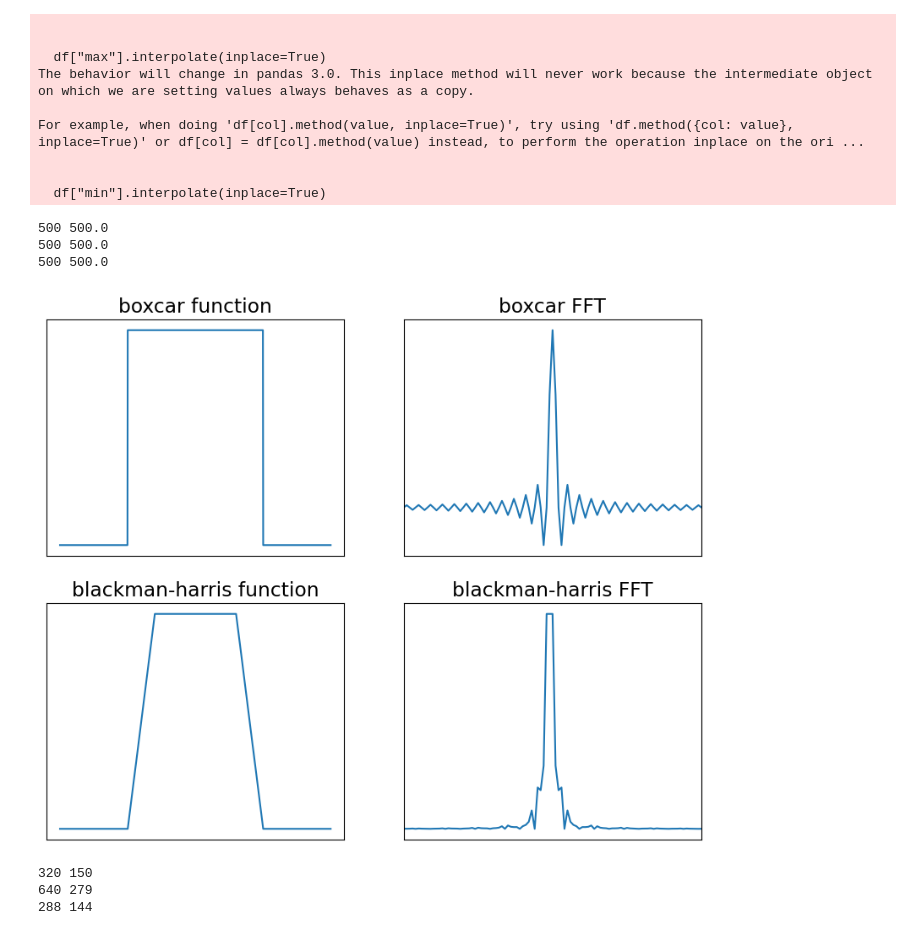
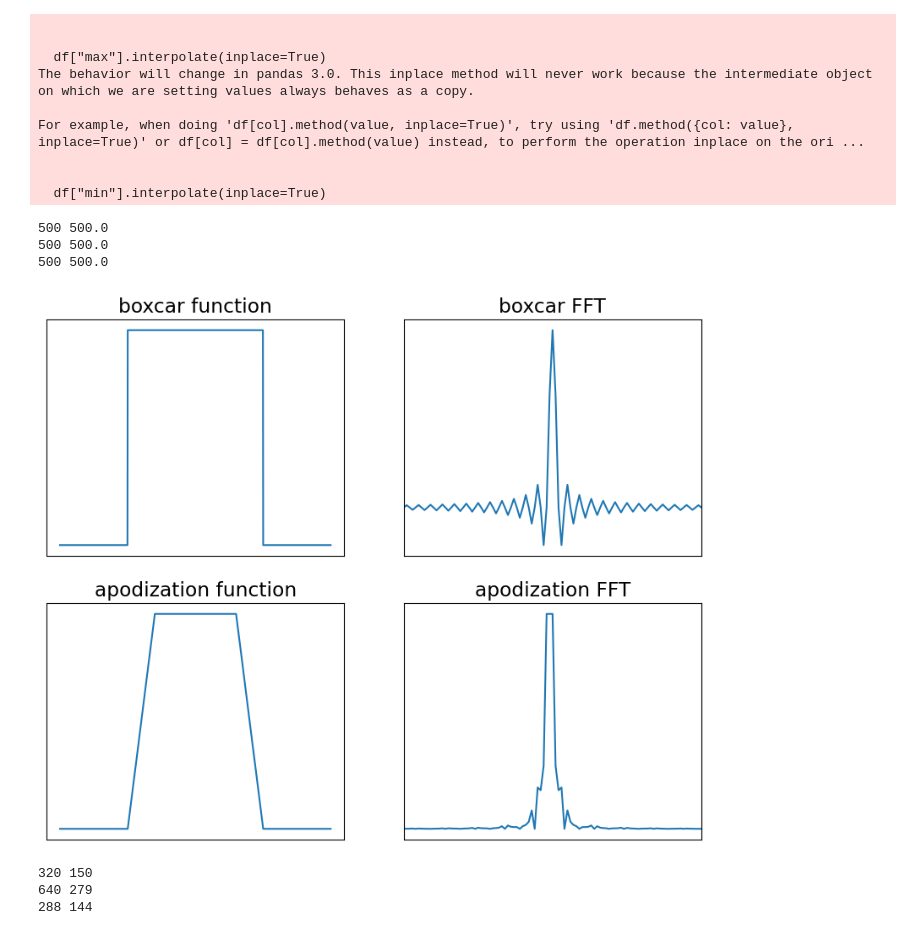
Before and after one commit to Jammi-Dodgers/THz-interferometry, a Jupyter notebook: interferogram_anaylsis_jamie_43_OLD.ipynb, the cells around one changed output. Cells and saved outputs as stored; diff of their text form; code cells hidden in the pictures.

Commit message:
renamed blackmann_harris variable to apod_func

```diff
--- a/interferogram_anaylsis_jamie_43_OLD.ipynb
+++ b/interferogram_anaylsis_jamie_43_OLD.ipynb
@@ -566,40 +564,40 @@ For example, when doing 'df[col].method(value, inplace=True)', try using 'df.met
 # %%
 L = 500
 
 zero_padding = 1000/L
 boxcar = apodization(function= ["box"], L= L, zero_padding= zero_padding)
 boxcar_FFT = np.fft.fftshift(-np.fft.fft(boxcar -1, norm= "forward")) #The center of the function is not at zero so the phase is shifted. I fudged it to make it look right.
 
 
-blackmann_harris = apodization(function= apodization_function, L= L, zero_padding= zero_padding)
+apod_func = apodization(function= apodization_function, L= L, zero_padding= zero_padding)
 
 zero_padding = 1000/L
-blackmann_harris_FFT = apodization(function= apodization_function, L= L, zero_padding= zero_padding)
-blackmann_harris_FFT = np.fft.fftshift(np.fft.fft(blackmann_harris_FFT, norm= "forward")[1:])
-blackmann_harris_FFT_index = np.concatenate([np.arange(0,499), np.arange(500,1000)])
+apod_func_FFT = apodization(function= apodization_function, L= L, zero_padding= zero_padding)
+apod_func_FFT = np.fft.fftshift(np.fft.fft(apod_func_FFT, norm= "forward")[1:])
+apod_func_FFT_index = np.concatenate([np.arange(0,499), np.arange(500,1000)])
 
 plt.rcParams.update({'font.size':14})
 fig, axs = plt.subplots(2,2, figsize= (10,8))
 
 axs[0][0].plot(boxcar)
 axs[0][0].set_title("boxcar function")
 axs[0][1].plot(np.real(boxcar_FFT))
 axs[0][1].set(xlim = (450,550), title= "boxcar FFT")
 
-axs[1][0].plot(blackmann_harris)
-axs[1][0].set_title("blackman-harris function")
-axs[1][1].plot(blackmann_harris_FFT_index, np.abs(blackmann_harris_FFT))
-axs[1][1].set(xlim = (450,550), title= "blackman-harris FFT")
+axs[1][0].plot(apod_func)
+axs[1][0].set_title("apodization function")
+axs[1][1].plot(apod_func_FFT_index, np.abs(apod_func_FFT))
+axs[1][1].set(xlim = (450,550), title= "apodization FFT")
 
 [ax.set_xticks([]) for ax in axs.flatten()]
 [ax.set_yticks([]) for ax in axs.flatten()]
 
 plt.show()
 # %% [output]
 500 500.0
 500 500.0
 500 500.0
-[figure, old version]
+[figure, new version]
 # %%
 ################BIG GRAPH##################
 
```
Also changed, not shown: parts of 1 cell of this notebook.
